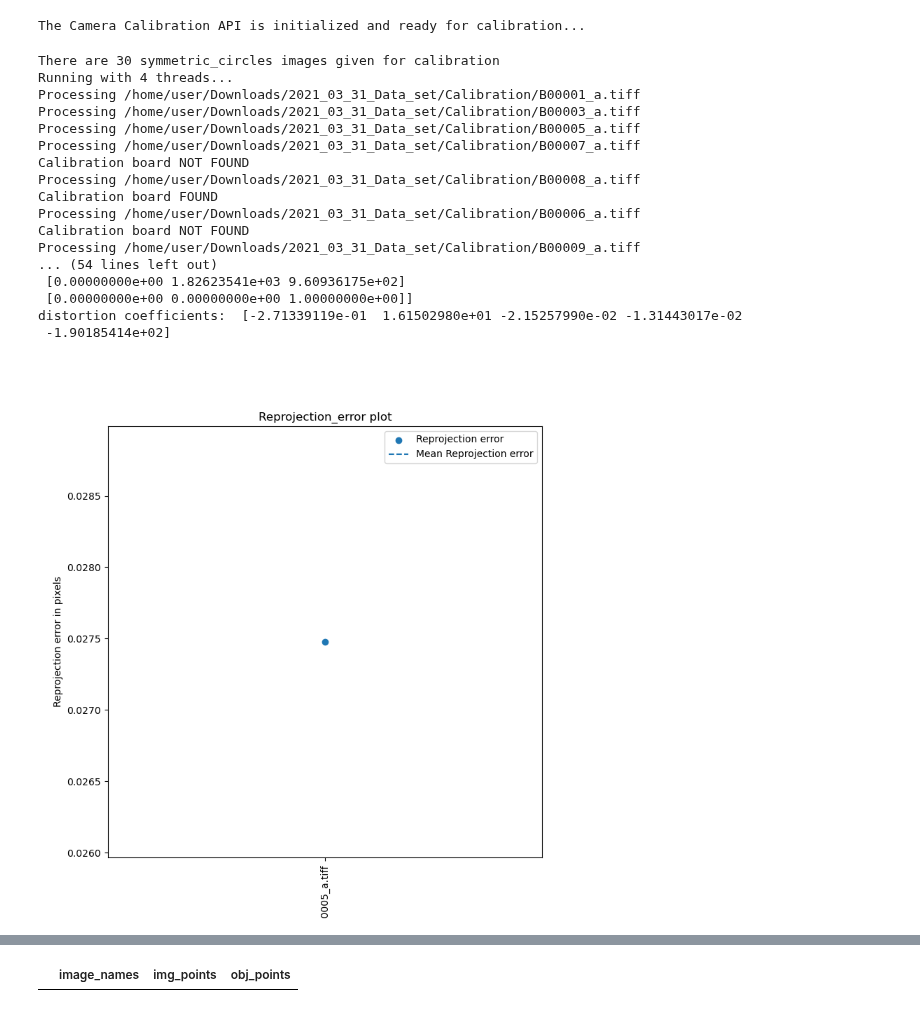
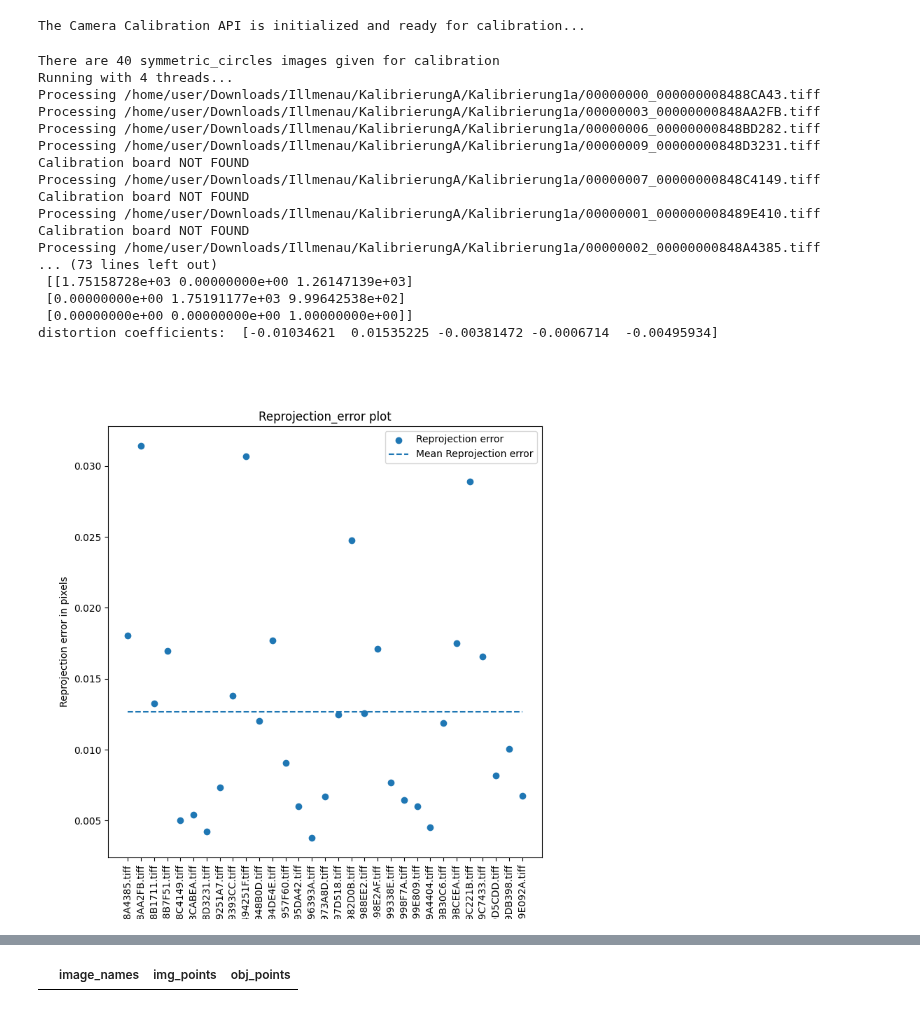
Before and after one commit to alexlib/camera_calibration_API, a Jupyter notebook: examples/example_notebooks/symmertric_grid_calibration copy.ipynb, the cells around one changed output, grey strips where cells are left out. Drawn from its saved outputs; the diff is of its cells as text; code cells hidden in the pictures.

```diff
--- a/examples/example_notebooks/symmertric_grid_calibration copy.ipynb
+++ b/examples/example_notebooks/symmertric_grid_calibration copy.ipynb
@@ -178,31 +191,35 @@ plt.show()
 # %%
+import os
+os.makedirs("./debug_dir", exist_ok=True)
+
 symmetric_circles = Camera_Calibration_API(pattern_type="symmetric_circles",
                                           pattern_rows=7,
-                                          pattern_columns=8,
+                                          pattern_columns=6,
                                           distance_in_world_units = 120,
-                                          debug_dir='./debug_dir'
+                                          debug_dir='./debug_dir',
+                                          blobDetector=detector
                                 )
 # %% [output]
 The Camera Calibration API is initialized and ready for calibration...
 # %%
 %%time
-results = symmetric_circles.calibrate_camera(glob.glob("/home/user/Downloads/2021_03_31_Data_set/Calibration/*_a.tiff"))
+results = symmetric_circles.calibrate_camera(glob.glob("/home/user/Downloads/Illmenau/KalibrierungA/Kalibrierung1a/*.tiff"))
 # %% [output]
-There are 30 symmetric_circles images given for calibration
+There are 40 symmetric_circles images given for calibration
 Running with 4 threads...
-Processing /home/user/Downloads/2021_03_31_Data_set/Calibration/B00001_a.tiff
-Processing /home/user/Downloads/2021_03_31_Data_set/Calibration/B00003_a.tiff
-Processing /home/user/Downloads/2021_03_31_Data_set/Calibration/B00005_a.tiff
-Processing /home/user/Downloads/2021_03_31_Data_set/Calibration/B00007_a.tiff
+Processing /home/user/Downloads/Illmenau/KalibrierungA/Kalibrierung1a/00000000_000000008488CA43.tiff
+Processing /home/user/Downloads/Illmenau/KalibrierungA/Kalibrierung1a/00000003_00000000848AA2FB.tiff
+Processing /home/user/Downloads/Illmenau/KalibrierungA/Kalibrierung1a/00000006_00000000848BD282.tiff
+Processing /home/user/Downloads/Illmenau/KalibrierungA/Kalibrierung1a/00000009_00000000848D3231.tiff
 Calibration board NOT FOUND
-Processing /home/user/Downloads/2021_03_31_Data_set/Calibration/B00008_a.tiff
-Calibration board FOUND
-Processing /home/user/Downloads/2021_03_31_Data_set/Calibration/B00006_a.tiff
+Processing /home/user/Downloads/Illmenau/KalibrierungA/Kalibrierung1a/00000007_00000000848C4149.tiff
 Calibration board NOT FOUND
-Processing /home/user/Downloads/2021_03_31_Data_set/Calibration/B00009_a.tiff
-... (54 lines left out)
- [0.00000000e+00 1.82623541e+03 9.60936175e+02]
+Processing /home/user/Downloads/Illmenau/KalibrierungA/Kalibrierung1a/00000001_000000008489E410.tiff
+Calibration board NOT FOUND
+Processing /home/user/Downloads/Illmenau/KalibrierungA/Kalibrierung1a/00000002_00000000848A4385.tiff
+... (73 lines left out)
+ [[1.75158728e+03 0.00000000e+00 1.26147139e+03]
+ [0.00000000e+00 1.75191177e+03 9.99642538e+02]
  [0.00000000e+00 0.00000000e+00 1.00000000e+00]]
-distortion coefficients:  [-2.71339119e-01  1.61502980e+01 -2.15257990e-02 -1.31443017e-02
- -1.90185414e+02]
+distortion coefficients:  [-0.01034621  0.01535225 -0.00381472 -0.0006714  -0.00495934]
-[figure, old version]
+[figure, new version]
```
Also changed, not shown: parts of 6 cells of this notebook, 4 other files.
